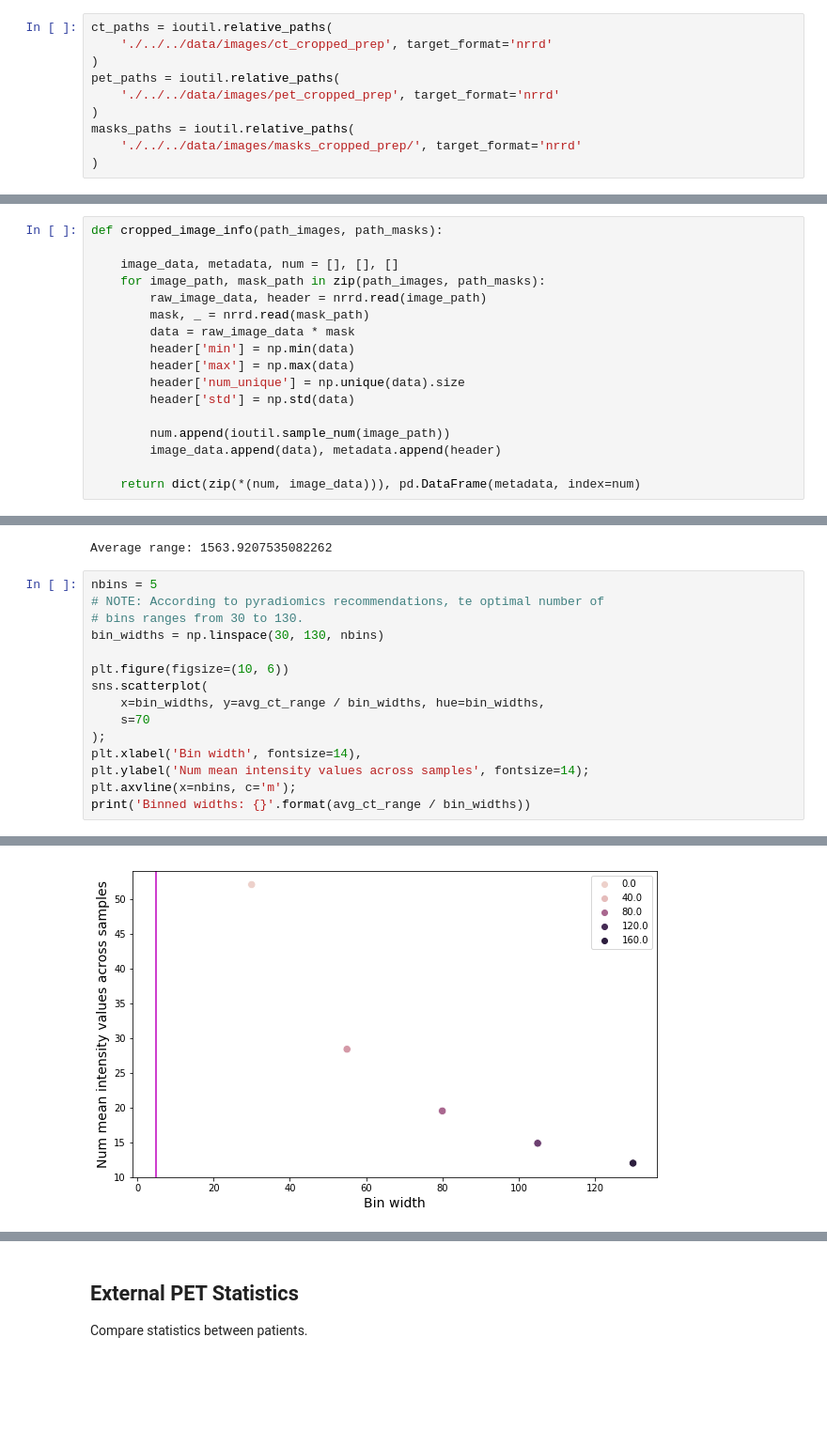
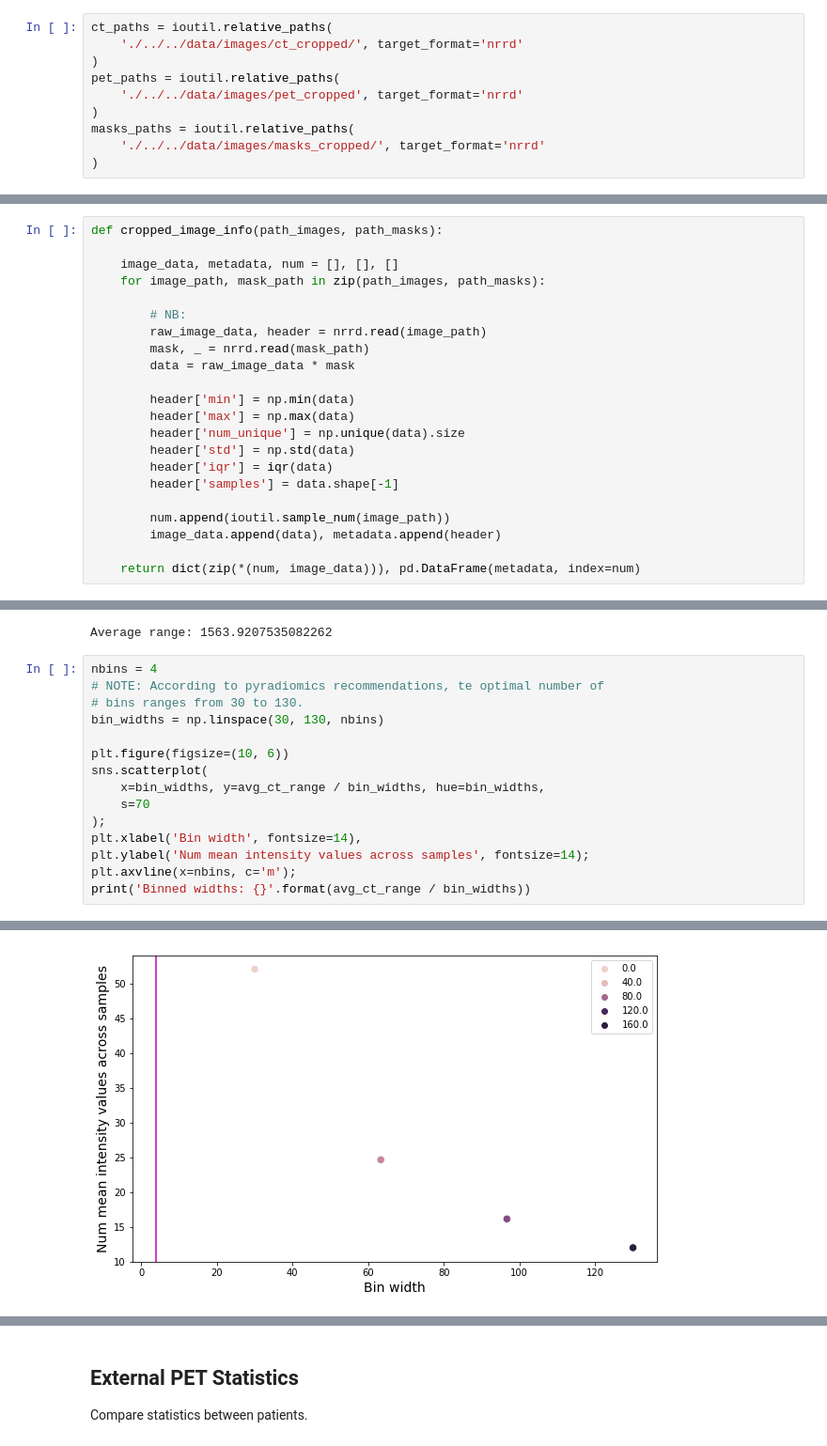
Before and after one commit to GSEL9/head-and-neck, a Jupyter notebook: ipynbs/image_exploration.ipynb, the cells around one changed output, grey strips where cells are left out. Shown: that part at 94% size. Saved outputs shown, nothing was run; the diff lists cells and outputs as text; blank space fills up the shorter version.

```diff
--- a/ipynbs/image_exploration.ipynb
+++ b/ipynbs/image_exploration.ipynb
@@ -20,11 +25,11 @@ import matplotlib.pyplot as plt
 np.set_printoptions(precision=2)
 # %%
 ct_paths = ioutil.relative_paths(
-    './../../data/images/ct_cropped_prep', target_format='nrrd'
+    './../../data/images/ct_cropped/', target_format='nrrd'
 )
 pet_paths = ioutil.relative_paths(
-    './../../data/images/pet_cropped_prep', target_format='nrrd'
+    './../../data/images/pet_cropped', target_format='nrrd'
 )
 masks_paths = ioutil.relative_paths(
-    './../../data/images/masks_cropped_prep/', target_format='nrrd'
+    './../../data/images/masks_cropped/', target_format='nrrd'
 )
@@ -33,13 +42,18 @@ def cropped_image_info(path_images, path_masks):
 
     image_data, metadata, num = [], [], []
     for image_path, mask_path in zip(path_images, path_masks):
+
+        # NB:
         raw_image_data, header = nrrd.read(image_path)
         mask, _ = nrrd.read(mask_path)
         data = raw_image_data * mask
+
         header['min'] = np.min(data)
         header['max'] = np.max(data)
         header['num_unique'] = np.unique(data).size
         header['std'] = np.std(data)
+        header['iqr'] = iqr(data)
+        header['samples'] = data.shape[-1]
 
         num.append(ioutil.sample_num(image_path))
         image_data.append(data), metadata.append(header)
@@ -128,7 +145,7 @@ print('Average range: {}'.format(avg_ct_range))
 # %% [output]
 Average range: 1563.9207535082262
 # %%
-nbins = 5
+nbins = 4
 # NOTE: According to pyradiomics recommendations, te optimal number of
 # bins ranges from 30 to 130.
 bin_widths = np.linspace(30, 130, nbins)
@@ -147 +164 @@ Binned widths: [52.13 28.43 19.55 14.89 12.03]
-[figure, old version]
+[figure, new version]
```
Also changed, not shown: parts of 17 cells of this notebook, 36 other files.
